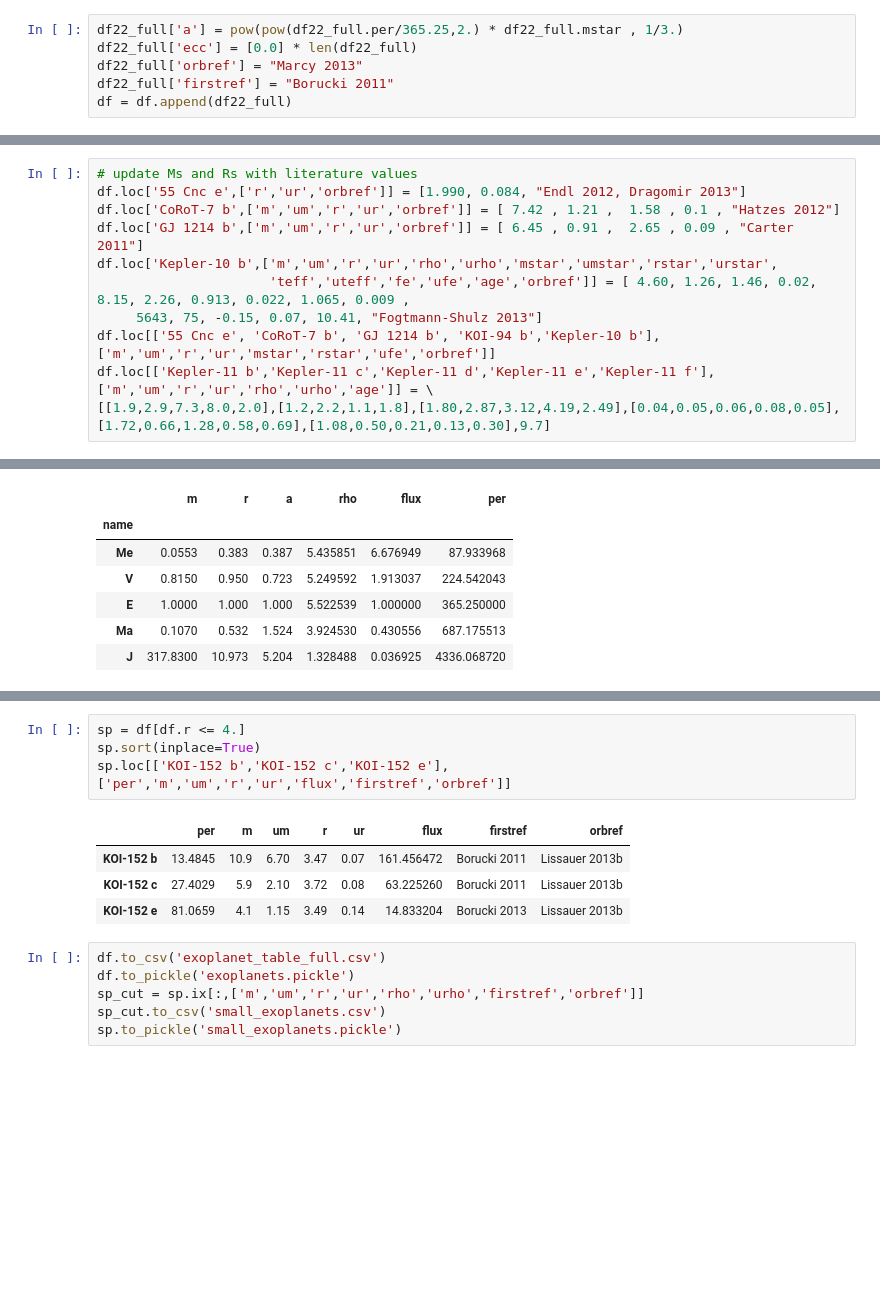
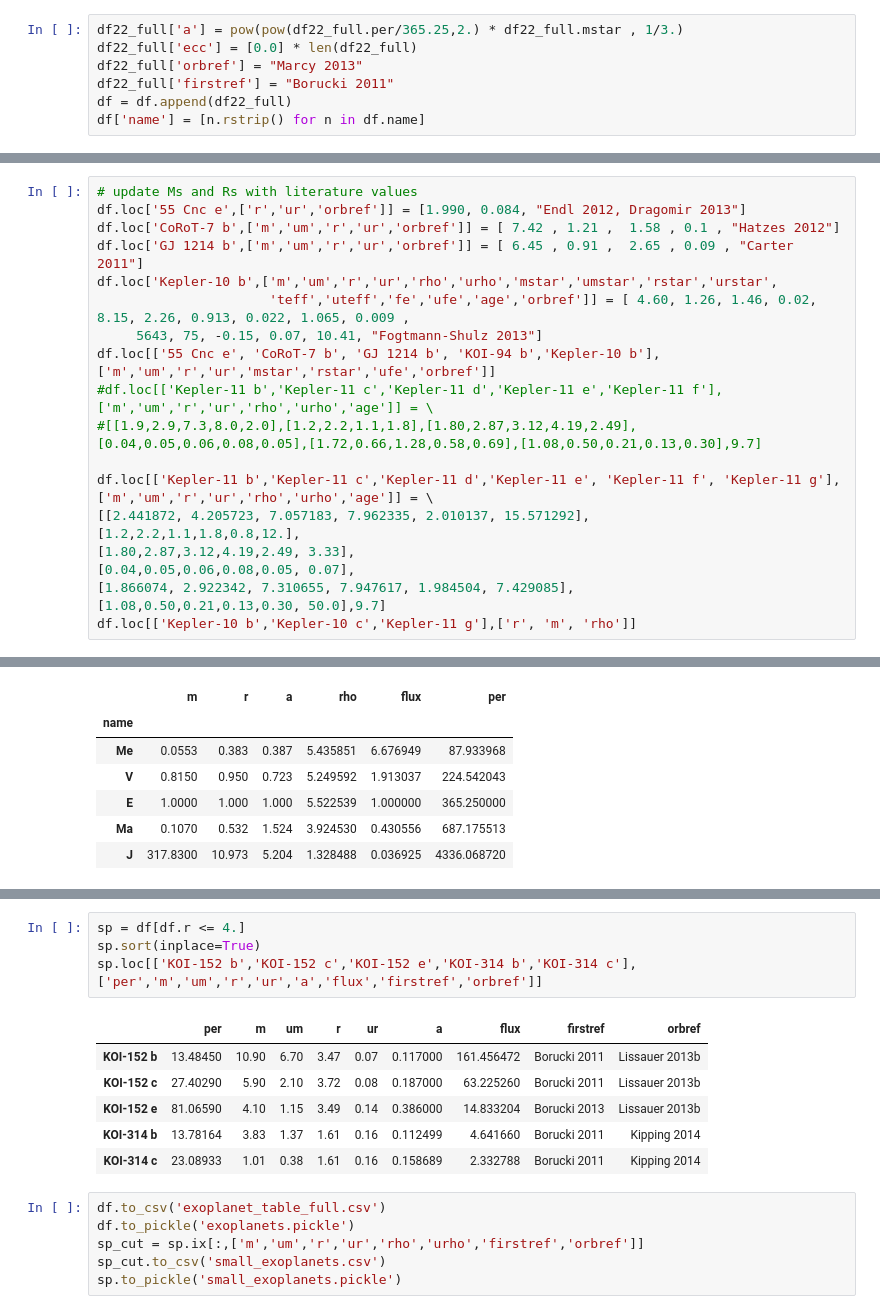
Before and after one commit to sealauren/mrf, a Jupyter notebook: write_exoplanet_table.ipynb, the cells around one changed output, grey strips where cells are left out. Cells and saved outputs as stored; diff of their text form; blank space fills up the shorter version.

```diff
--- a/write_exoplanet_table.ipynb
+++ b/write_exoplanet_table.ipynb
@@ -99,6 +82,7 @@ df22_full['ecc'] = [0.0] * len(df22_full)
 df22_full['orbref'] = "Marcy 2013"
 df22_full['firstref'] = "Borucki 2011"
 df = df.append(df22_full)
+df['name'] = [n.rstrip() for n in df.name]
 # %% [markdown]
 Add Kepler-78 and KOI-94.
 # %%
@@ -177,5 +258,14 @@ df.loc['Kepler-10 b',['m','um','r','ur','rho','urho','mstar','umstar','rstar','u
                       'teff','uteff','fe','ufe','age','orbref']] = [ 4.60, 1.26, 1.46, 0.02, 8.15, 2.26, 0.913, 0.022, 1.065, 0.009 ,
      5643, 75, -0.15, 0.07, 10.41, "Fogtmann-Shulz 2013"]
 df.loc[['55 Cnc e', 'CoRoT-7 b', 'GJ 1214 b', 'KOI-94 b','Kepler-10 b'],['m','um','r','ur','mstar','rstar','ufe','orbref']]
-df.loc[['Kepler-11 b','Kepler-11 c','Kepler-11 d','Kepler-11 e','Kepler-11 f'],['m','um','r','ur','rho','urho','age']] = \
-[[1.9,2.9,7.3,8.0,2.0],[1.2,2.2,1.1,1.8],[1.80,2.87,3.12,4.19,2.49],[0.04,0.05,0.06,0.08,0.05],[1.72,0.66,1.28,0.58,0.69],[1.08,0.50,0.21,0.13,0.30],9.7]
+#df.loc[['Kepler-11 b','Kepler-11 c','Kepler-11 d','Kepler-11 e','Kepler-11 f'],['m','um','r','ur','rho','urho','age']] = \
+#[[1.9,2.9,7.3,8.0,2.0],[1.2,2.2,1.1,1.8],[1.80,2.87,3.12,4.19,2.49],[0.04,0.05,0.06,0.08,0.05],[1.72,0.66,1.28,0.58,0.69],[1.08,0.50,0.21,0.13,0.30],9.7]
+
+df.loc[['Kepler-11 b','Kepler-11 c','Kepler-11 d','Kepler-11 e', 'Kepler-11 f', 'Kepler-11 g'], ['m','um','r','ur','rho','urho','age']] = \
+[[2.441872, 4.205723, 7.057183, 7.962335, 2.010137, 15.571292],
+[1.2,2.2,1.1,1.8,0.8,12.],
+[1.80,2.87,3.12,4.19,2.49, 3.33],
+[0.04,0.05,0.06,0.08,0.05, 0.07],
+[1.866074, 2.922342, 7.310655, 7.947617, 1.984504, 7.429085],
+[1.08,0.50,0.21,0.13,0.30, 50.0],9.7]
+df.loc[['Kepler-10 b','Kepler-10 c','Kepler-11 g'],['r', 'm', 'rho']]
@@ -234,12 +338,14 @@ len(df)
 # %%
 sp = df[df.r <= 4.]
 sp.sort(inplace=True)
-sp.loc[['KOI-152 b','KOI-152 c','KOI-152 e'],['per','m','um','r','ur','flux','firstref','orbref']]
+sp.loc[['KOI-152 b','KOI-152 c','KOI-152 e','KOI-314 b','KOI-314 c'],['per','m','um','r','ur','a','flux','firstref','orbref']]
 # %% [output]
-|  | per | m | um | r | ur | flux | firstref | orbref |
-| KOI-152 b | 13.4845 | 10.9 | 6.70 | 3.47 | 0.07 | 161.456472 | Borucki 2011 | Lissauer 2013b |
-| KOI-152 c | 27.4029 | 5.9 | 2.10 | 3.72 | 0.08 | 63.225260 | Borucki 2011 | Lissauer 2013b |
-| KOI-152 e | 81.0659 | 4.1 | 1.15 | 3.49 | 0.14 | 14.833204 | Borucki 2013 | Lissauer 2013b |
+|  | per | m | um | r | ur | a | flux | firstref | orbref |
+| KOI-152 b | 13.48450 | 10.90 | 6.70 | 3.47 | 0.07 | 0.117000 | 161.456472 | Borucki 2011 | Lissauer 2013b |
+| KOI-152 c | 27.40290 | 5.90 | 2.10 | 3.72 | 0.08 | 0.187000 | 63.225260 | Borucki 2011 | Lissauer 2013b |
+| KOI-152 e | 81.06590 | 4.10 | 1.15 | 3.49 | 0.14 | 0.386000 | 14.833204 | Borucki 2013 | Lissauer 2013b |
+| KOI-314 b | 13.78164 | 3.83 | 1.37 | 1.61 | 0.16 | 0.112499 | 4.641660 | Borucki 2011 | Kipping 2014 |
+| KOI-314 c | 23.08933 | 1.01 | 0.38 | 1.61 | 0.16 | 0.158689 | 2.332788 | Borucki 2011 | Kipping 2014 |
 # %%
 df.to_csv('exoplanet_table_full.csv')
 df.to_pickle('exoplanets.pickle')
```
Also changed, not shown: parts of 11 cells of this notebook, 1 other file.
